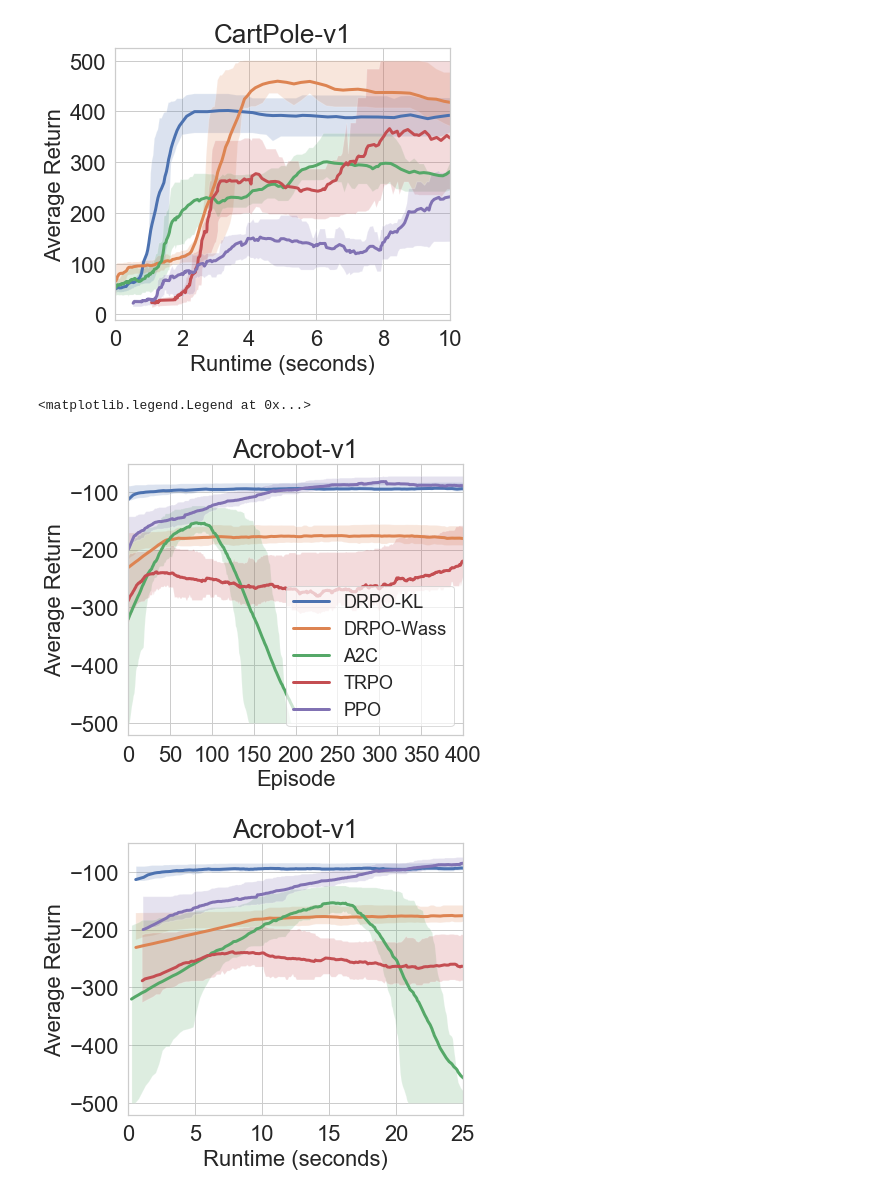
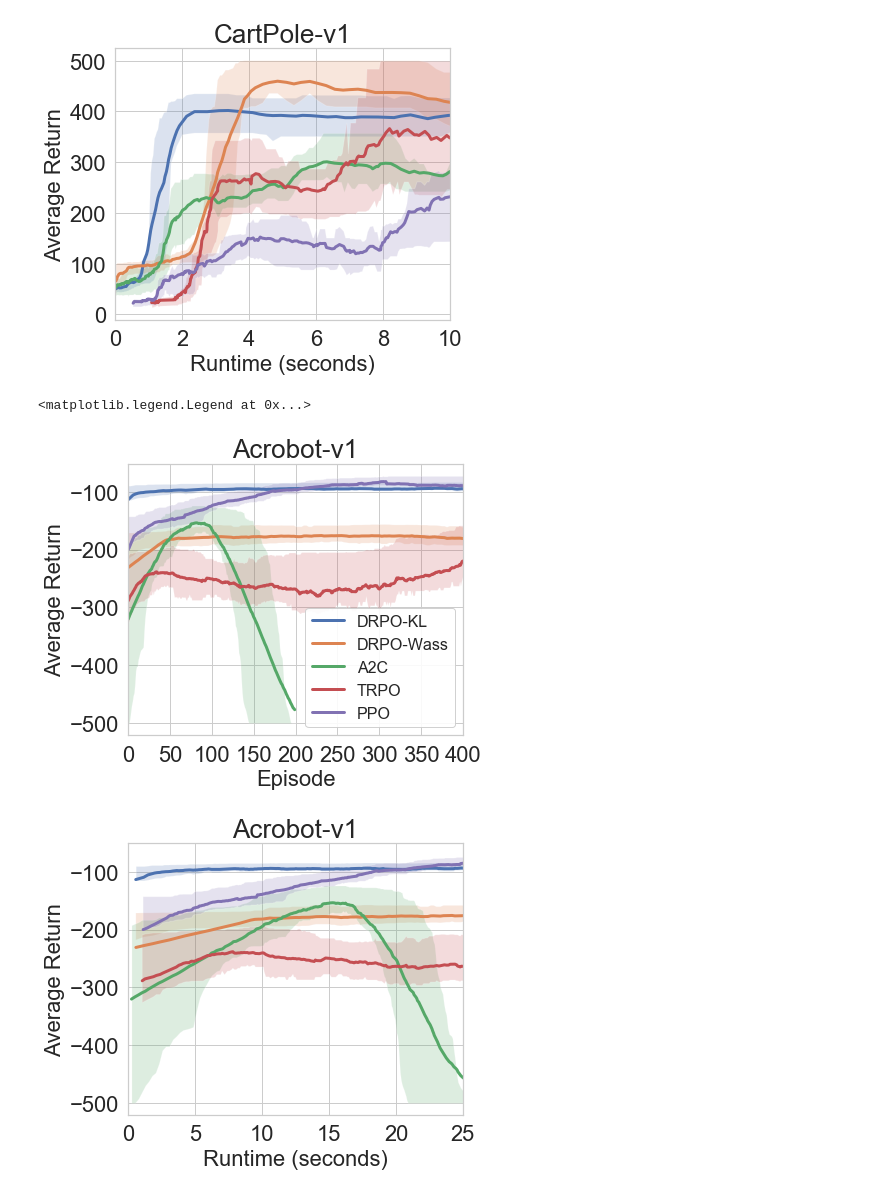
Before and after one commit to kadysongbb/dr-trpo, a Jupyter notebook: discrete_control/view_training.ipynb, the cells around one changed output. Drawn from its saved outputs; the diff is of its cells as text; code cells hidden in the pictures.

```diff
--- a/discrete_control/view_training.ipynb
+++ b/discrete_control/view_training.ipynb
@@ -69,9 +69,6 @@ y_val = df['r']
 moving_average = find_moving_avg(y_val, window_size)
 ax.plot(np.arange(len(x_val)-window_size), moving_average[0], label='PPO', linewidth = 3)
 ax.fill_between(np.arange(len(x_val)-window_size), moving_average[1], moving_average[2], alpha=0.2)
-
-plt.rcParams["legend.framealpha"] = 0.5
-# ax.legend(loc = 'lower right', fontsize = 15)
 # %% [output]
 [figure]
 # %%
@@ -142,9 +139,6 @@ y_val = df['r']
 moving_average = find_moving_avg(y_val, window_size)
 ax.plot(x_val[:len(x_val)-window_size], moving_average[0], label='PPO', linewidth = 3)
 ax.fill_between(x_val[:len(x_val)-window_size], moving_average[1], moving_average[2], alpha=0.2)
-
-plt.rcParams["legend.framealpha"] = 0.5
-# ax.legend(loc='lower right', fontsize = 15)
 # %% [output]
 [figure]
 # %%
@@ -195,36 +189,36 @@ for name in file_list:
     x_val = df[0]
     y_val = df[1]
     moving_average = find_moving_avg(y_val, window_size)
 
     ax.plot(np.arange(len(x_val)-window_size)*eps_per_iter, moving_average[0], label=label, linewidth = 3)
     ax.fill_between(np.arange(len(x_val)-window_size)*eps_per_iter, moving_average[1], moving_average[2], alpha=0.2)
 
 
 # read TRPO baseline results
 trpo_log_name = './tmp/trpo_acrobot_monitor9.csv'
 window_size = 100
 df=pd.read_csv(trpo_log_name, sep=',', skiprows = 0, header= 1)
 x_val = df['t']
 y_val = df['r']
 moving_average = find_moving_avg(y_val, window_size)
 ax.plot(np.arange(len(x_val)-window_size), moving_average[0], label='TRPO', linewidth = 3)
 ax.fill_between(np.arange(len(x_val)-window_size), moving_average[1], moving_average[2], alpha=0.2)
 
 # read PPO baseline results
 trpo_log_name = './tmp/ppo_acrobot_monitor.csv'
 window_size = 100
 df=pd.read_csv(trpo_log_name, sep=',', skiprows = 0, header= 1)
 x_val = df['t']
 y_val = df['r']
 moving_average = find_moving_avg(y_val, window_size)
 ax.plot(np.arange(len(x_val)-window_size), moving_average[0], label='PPO', linewidth = 3)
 ax.fill_between(np.arange(len(x_val)-window_size), moving_average[1], moving_average[2], alpha=0.2)
 
-plt.rcParams["legend.framealpha"] = 0.7
-ax.legend(loc='lower right', fontsize = 18)
+plt.rcParams["legend.framealpha"] = 0.9
+ax.legend(loc='lower right', fontsize = 16)
 # %% [output]
 <matplotlib.legend.Legend at 0x...>
-[figure, old version]
+[figure, new version]
 # %%
 import numpy as np
 import pandas as pd
```
Also changed, not shown: parts of 1 cell of this notebook, 5 other files.
